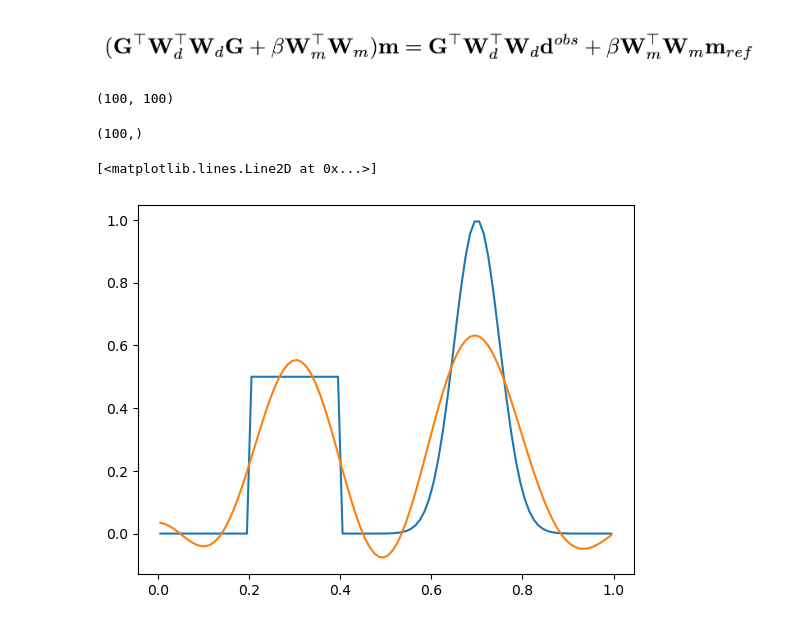
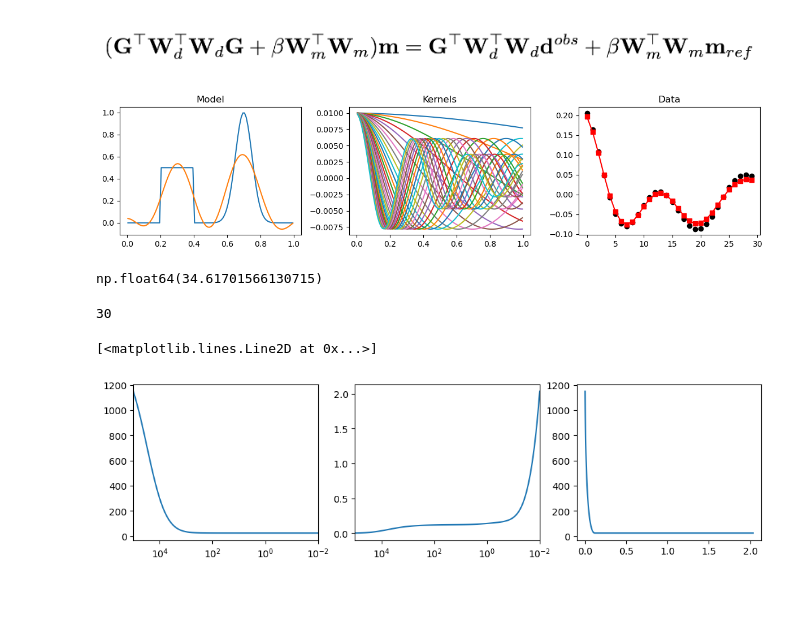
Before and after one commit to lheagy/eosc-454, a Jupyter notebook: lectures/linear-problem.ipynb, the cells around one changed output. Saved outputs shown, nothing was run; the diff lists cells and outputs as text; code cells hidden in the pictures; blank space fills up the shorter version.

```diff
--- a/lectures/linear-problem.ipynb
+++ b/lectures/linear-problem.ipynb
@@ -203,13 +192,2 @@ matrix([[0.1, 0. , 0. , 0. , 0. , 0. ],
 # %% [markdown]
 ![image.png](attachment:c3dd1688-aad8-4646-b120-4886cbbcaad3.png)
-# %%
-beta = 1e-1
-H = (G.T @ Wd.T @ Wd @ G) + beta * Ws.T @ Ws
-H.shape
-# %% [output]
-(100, 100)
-# %%
-rhs = G.T @ Wd.T @ Wd @ data
-rhs.shape
-# %% [output]
-(100,)
@@ -218,6 +230,34 @@ m_recovered = np.linalg.solve(H, rhs)
 # %%
-plt.plot(x_centers, model)
-plt.plot(x_centers, m_recovered)
+# forward simulation
+noise_level = 0.01
+dobs = G @ model + noise_level * np.random.randn(n_kernels) # plus noise
+
+# inversion
+beta = 1e3
+std = noise_level
+m_recovered, dpred, phid, phim = estimate_m(x_nodes, dobs, G, beta, std)
-# %% [output]
-[<matplotlib.lines.Line2D at 0x...>]
-[figure, removed]
+# %%
+fig, ax = plt.subplots(1, 3, figsize=(12, 3))
+
+ax[0].plot(x_centers, model, label="true model")
+ax[0].plot(x_centers, m_recovered, label="recovered model")
+ax[0].set_title("Model")
+
+ax[1].plot(x_centers, G.T)
+ax[1].set_title("Kernels")
+
+ax[2].plot(data, "o", color="k", label="dobs")
+ax[2].plot(dpred, "-s", color="r", label="dpred")
+ax[2].set_title("Data")
+
+plt.tight_layout()
+# %% [output]
+[figure, added]
+# %%
+phid
+# %% [output]
+np.float64(34.61701566130715)
+# %%
+n_kernels
+# %% [output]
+30
@@ -223,0 +281,13 @@ plt.plot(x_centers, m_recovered)
+# %%
+fig, ax = plt.subplots(1, 3, figsize=(12, 3))
+
+ax[0].semilogx(betas, phids)
+ax[0].set_xlim([betas.max(), betas.min()])
+
+ax[1].semilogx(betas, phims)
+ax[1].set_xlim([betas.max(), betas.min()])
+
+ax[2].plot(phims, phids)
+# %% [output]
+[<matplotlib.lines.Line2D at 0x...>]
+[figure, added]
```
Also changed, not shown: parts of 5 cells of this notebook.
